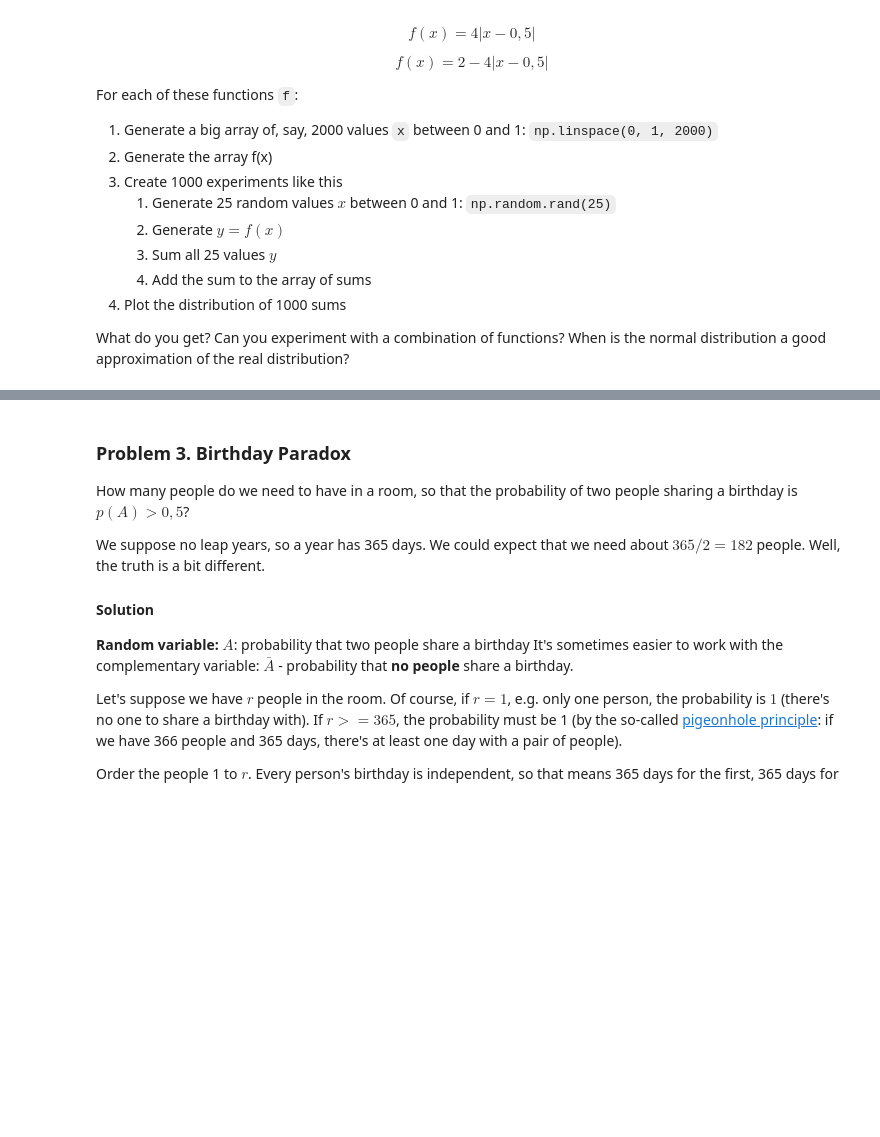
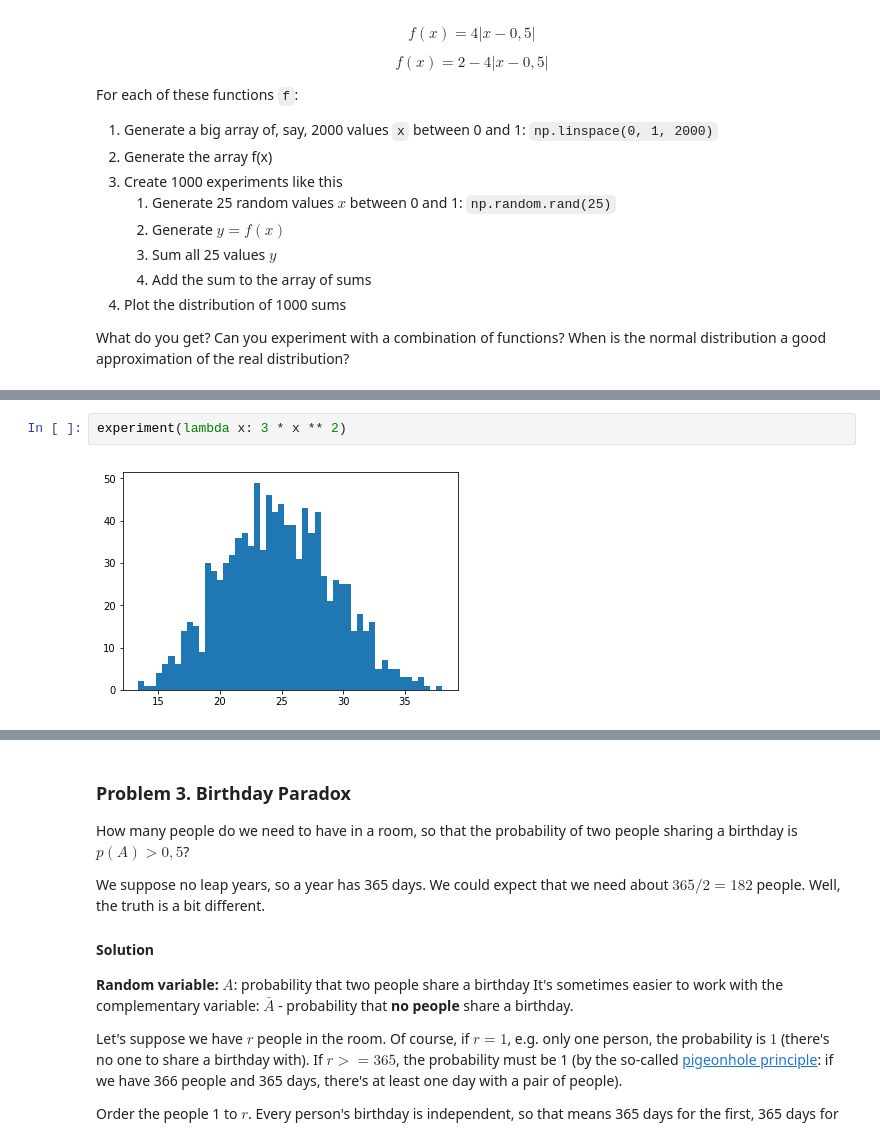
Before and after one commit to viraco4a/SoftUni, a Jupyter notebook: MathConceptsForDevelopers/Exercise_5_Probability-And_Combinatorics/Probability and Combinatorics Exercise.ipynb, the cells around one changed output, grey strips where cells are left out. Cells and saved outputs as stored; diff of their text form; blank space fills up the shorter version.

```diff
--- a/MathConceptsForDevelopers/Exercise_5_Probability-And_Combinatorics/Probability and Combinatorics Exercise.ipynb
+++ b/MathConceptsForDevelopers/Exercise_5_Probability-And_Combinatorics/Probability and Combinatorics Exercise.ipynb
@@ -126,0 +143,4 @@ TypeError: 'numpy.ndarray' object is not callable
+# %%
+experiment(lambda x: 3 * x ** 2)
+# %% [output]
+[figure, added]
```
Also changed, not shown: parts of 8 cells of this notebook.
